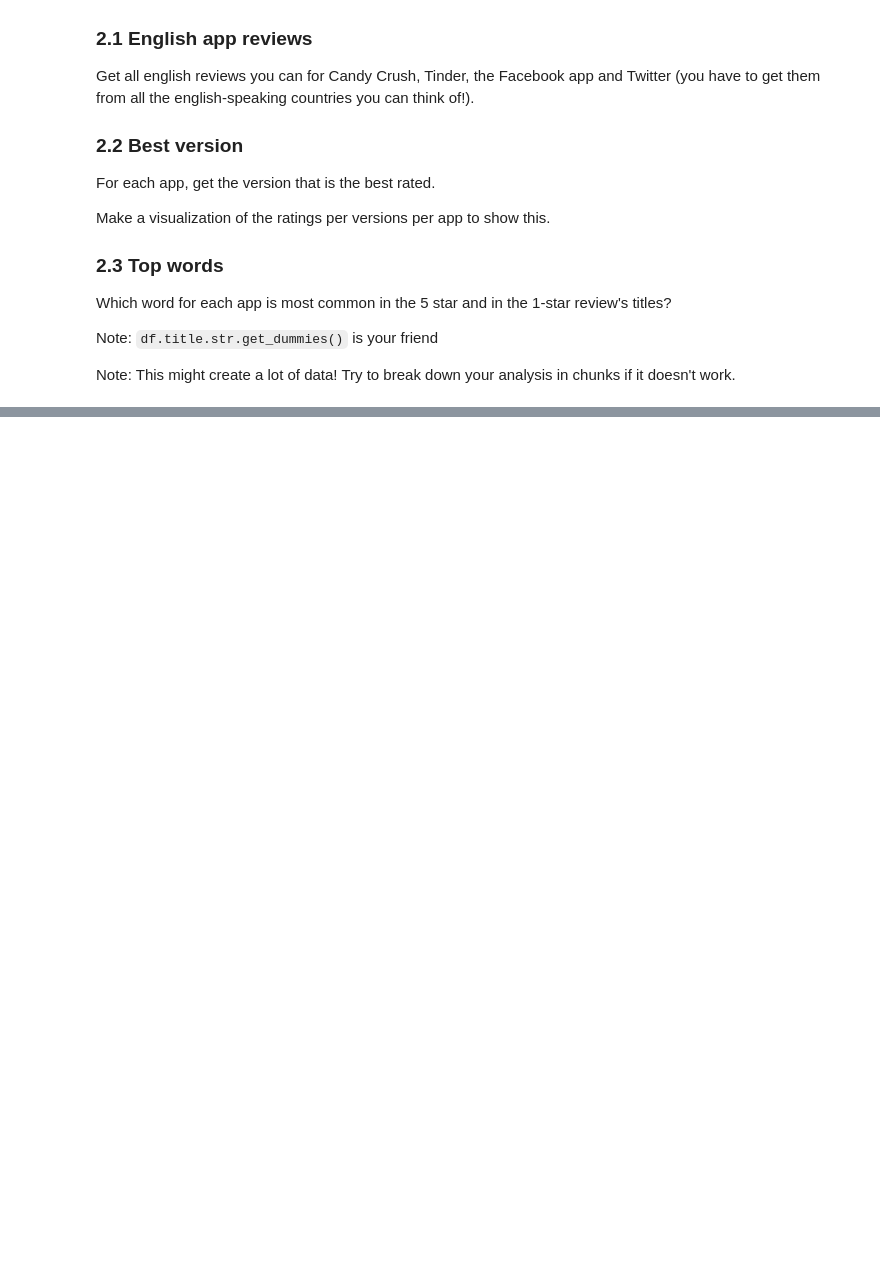
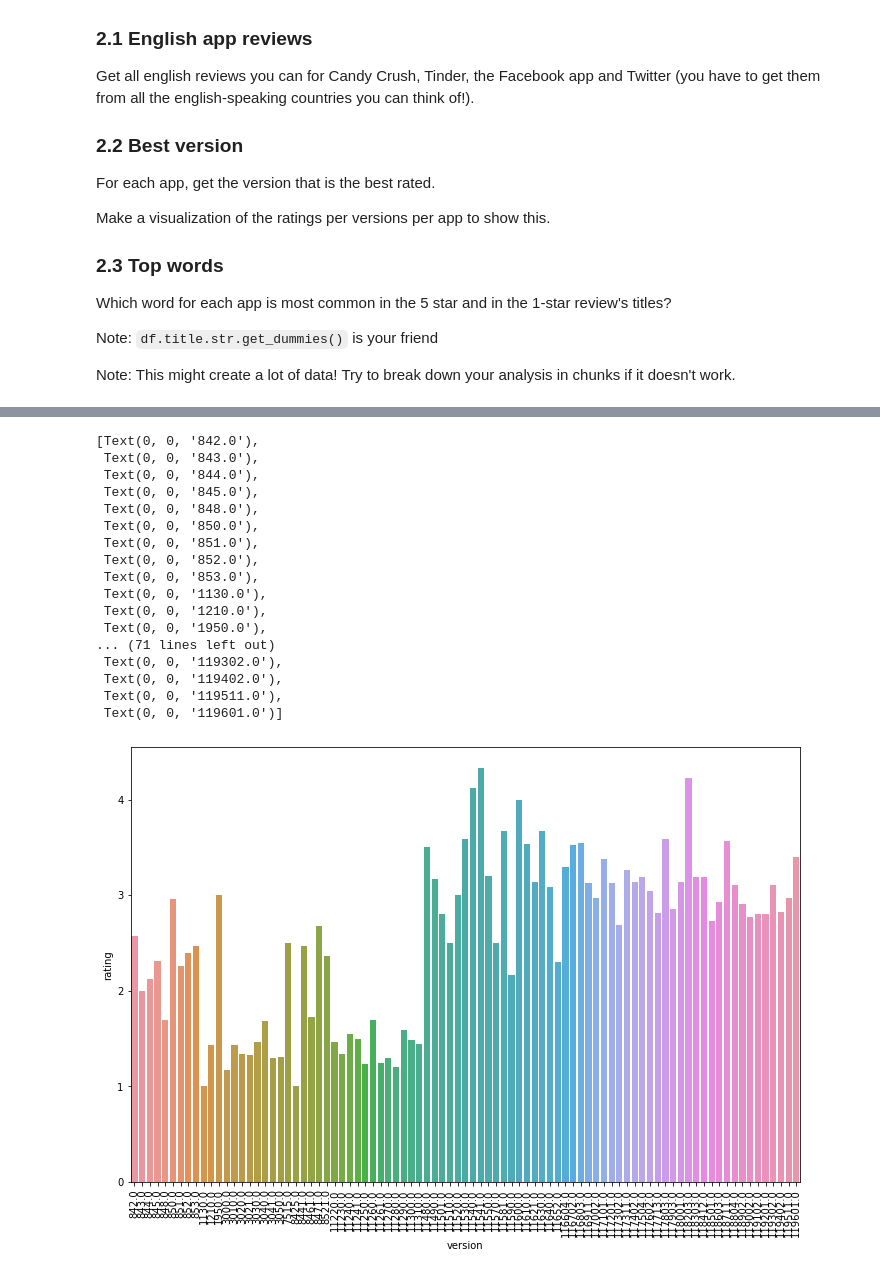
Before and after one commit to cb-ds-1/4-5-web-data, a Jupyter notebook: workshop.ipynb, the cells around one changed output, grey strips where cells are left out. Cells and saved outputs as stored; diff of their text form; code cells hidden in the pictures; blank space fills up the shorter version.

```diff
--- a/workshop.ipynb
+++ b/workshop.ipynb
@@ -57,0 +106,3 @@ Note: This might create a lot of data! Try to break down your analysis in chunks
+# %%
+df = pd.DataFrame(columns = ['countries', 'app', 'review'])
+empty_df = df.copy()
@@ -57,0 +206,3 @@ Note: This might create a lot of data! Try to break down your analysis in chunks
+# %%
+df_rating = pd.DataFrame(columns = ['countries', 'app', 'version', 'rating'])
+empty_df_rating = df_rating.copy()
@@ -57,0 +274,4 @@ Note: This might create a lot of data! Try to break down your analysis in chunks
+# %%
+df_rating.rating = df_rating.rating.astype(int)
+# %%
+df_rating['version'] = pd.to_numeric(df_rating['version'])
@@ -57,0 +292,35 @@ Note: This might create a lot of data! Try to break down your analysis in chunks
+# %%
+# For each app, get the version that is the best rated.
+# Make a visualization of the ratings per versions per app to show this.
+import seaborn as sns
+import matplotlib.pyplot as plt
+
+
+df_rating.groupby(['app', 'version'])['rating'].mean()
+x = df_rating.groupby(['app', 'version'])
+plt, ax = plt.subplots(figsize = (12,8))
+
+plot=sns.barplot(x = 'version', y='rating', data=df_sorted)
+# plt.setp(plot.get_xticklabels(), rotation=90)
+plot.set_xticklabels(plot.get_xticklabels(), rotation=90)
+# sns.histplot(data=df_rating, x='version', y='rating')
+## WAS HERE
+# %% [output]
+[Text(0, 0, '842.0'),
+ Text(0, 0, '843.0'),
+ Text(0, 0, '844.0'),
+ Text(0, 0, '845.0'),
+ Text(0, 0, '848.0'),
+ Text(0, 0, '850.0'),
+ Text(0, 0, '851.0'),
+ Text(0, 0, '852.0'),
+ Text(0, 0, '853.0'),
+ Text(0, 0, '1130.0'),
+ Text(0, 0, '1210.0'),
+ Text(0, 0, '1950.0'),
+... (71 lines left out)
+ Text(0, 0, '119302.0'),
+ Text(0, 0, '119402.0'),
+ Text(0, 0, '119511.0'),
+ Text(0, 0, '119601.0')]
+[figure, added]
```
Also changed, not shown: parts of 65 cells of this notebook.
